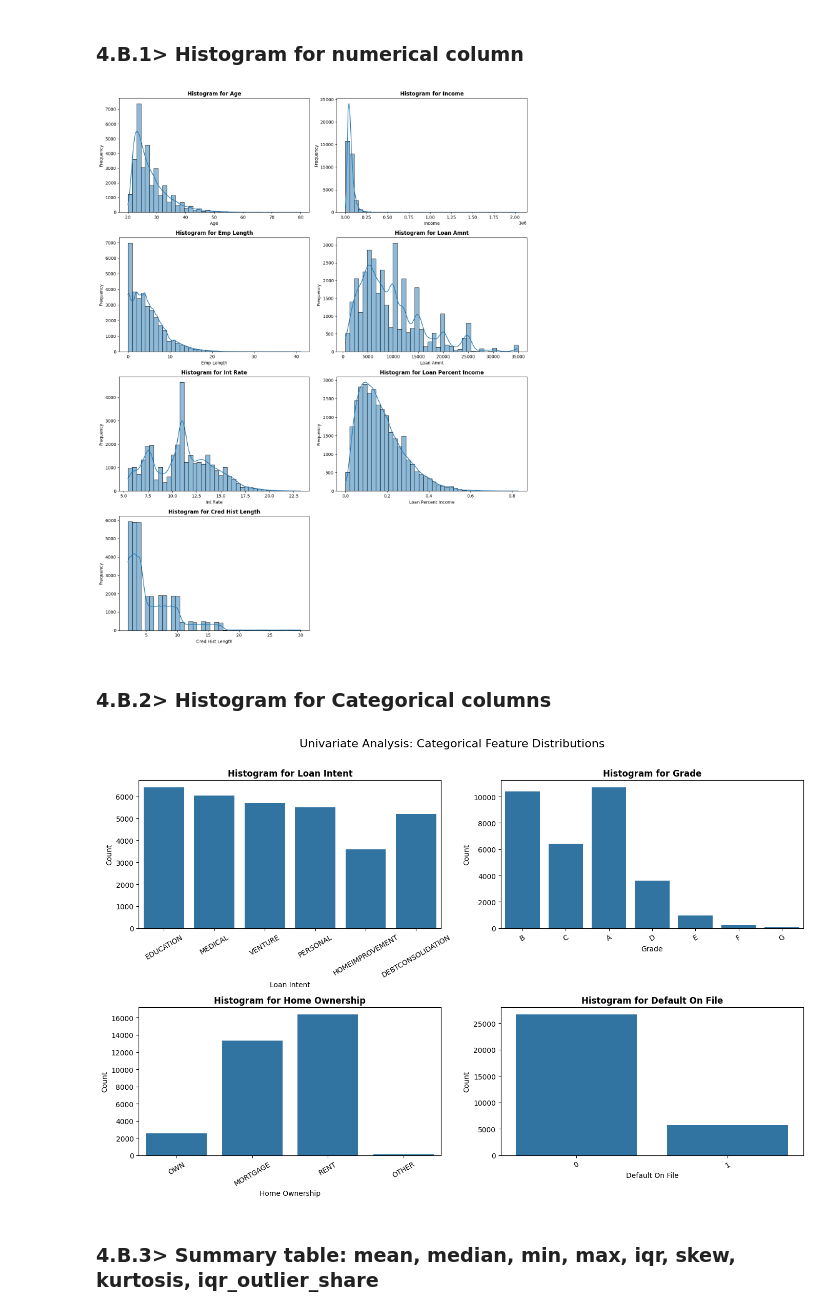
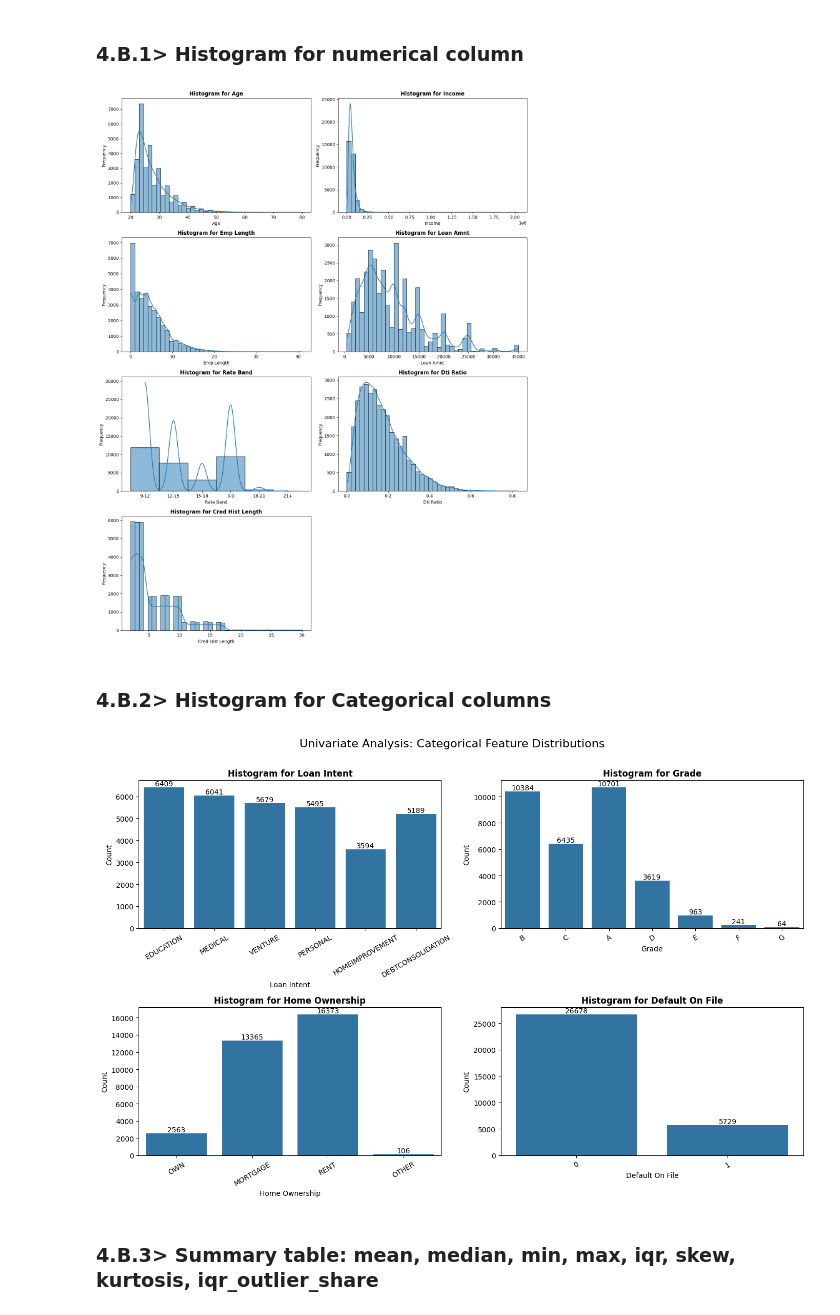
Before and after one commit to rudrascience/Credit_Risk_Analysis_and_Prediction, a Jupyter notebook: Credit_Risk_Analysis_&_Prediction.ipynb, the cells around one changed output. Saved outputs shown, nothing was run; the diff lists cells and outputs as text; code cells hidden in the pictures.

```diff
--- a/Credit_Risk_Analysis_&_Prediction.ipynb
+++ b/Credit_Risk_Analysis_&_Prediction.ipynb
@@ -588,3 +583,21 @@ Senior Career(15-54):       600
 Pre Retirement(55-60):       89
 Retired                      63
 Name: count, dtype: int64
+# %%
+def rate_band(person_int_rate):
+  if person_int_rate < 9:
+    return '0-9'
+  elif person_int_rate >= 9 and person_int_rate < 12:
+    return '9-12'
+  elif person_int_rate >= 12 and person_int_rate < 15:
+    return '12-15'
+  elif person_int_rate >= 15 and person_int_rate < 18:
+    return '15-18'
+  elif person_int_rate >= 18 and person_int_rate < 21:
+    return '18-21'
+  else:
+    return '21+'
+
+print("Observing interest rate group")
+df_clean['rate_band'] = df_clean['int_rate'].apply(rate_band)
+print(df_clean['rate_band'].value_counts())
@@ -593,11 +616,12 @@ Name: count, dtype: int64
 # %%
 print("Countplot for Numerical features")
 plt.figure(figsize=(24,25))
-countplot_features = ['age_group', 'income', 'emp_length', 'loan_amnt', 'int_rate', 'loan_percent_income']
+# Updated 'loan_percent_income' to 'dti_ratio' since it was renamed
+countplot_features = ['age_group', 'income', 'emp_length', 'loan_amnt', 'rate_band', 'dti_ratio']
 for i, column in enumerate(countplot_features):
   plt.subplot(4, 2, i+1)
   sns.countplot(x=df_clean[column])
-  plt.title(column, fontweight= 'bold')
+  plt.title(column, fontweight='bold')
   plt.xlabel('Value')
   plt.ylabel('Frequency')
   plt.tight_layout()
@@ -617,7 +641,7 @@ Countplot for Numerical features
 ### 4.B.1> Histogram for numerical column
 # %%
 # Select numerical columns
-num_cols = ['age', 'income', 'emp_length', 'loan_amnt', 'int_rate', 'loan_percent_income', 'cred_hist_length']
+num_cols = ['age', 'income', 'emp_length', 'loan_amnt', 'rate_band', 'dti_ratio', 'cred_hist_length']
 
 # Subplot layout
 fig, axes = plt.subplots(4, 2, figsize=(14, 18))
@@ -638,34 +662,40 @@ for i in range(len(num_cols), len(axes)):
 plt.tight_layout()
 plt.show()
 # %% [output]
-[figure, old version]
+[figure, new version]
 # %% [markdown]
 ### 4.B.2> Histogram for Categorical columns
 # %%
 # Identify Categorical column
 cat_cols = ['loan_intent', 'grade', 'home_ownership', 'default_on_file']
 
 # Set subplot layout
 fig, axes = plt.subplots(2, 2, figsize=(14, 9))
-axes = axes.flatten()
+ax = axes.flatten()
 
 # Flatten axes for easy iteration
-axes = np.array(axes).flatten()
+ax = np.array(axes).flatten()
 
 # Plot each categorical columns
 for i, col in enumerate(cat_cols):
-    sns.countplot(data=df_clean, x=col, ax=axes[i])
-    axes[i].set_title(f'Histogram for {col.replace("_", " ").title()}', fontweight='bold')
-    axes[i].set_xlabel(col.replace("_", " ").title())
-    axes[i].set_ylabel('Count')
-    axes[i].tick_params(axis='x', rotation=30)
+    sns.countplot(data=df_clean, x=col, ax=ax[i])
+    ax[i].set_title(f'Histogram for {col.replace("_", " ").title()}', fontweight='bold')
+    ax[i].set_xlabel(col.replace("_", " ").title())
+    ax[i].set_ylabel('Count')
+    ax[i].tick_params(axis='x', rotation=30)
+
+# add labels to each bar in the plot
+for i, col in enumerate(cat_cols):
+    for p in ax[i].patches:
+        ax[i].annotate(f'{p.get_height():.0f}', (p.get_x() + p.get_width() / 2., p.get_height()),
+                       ha='center', va='center', xytext=(0, 5), textcoords='offset points')
 
 plt.suptitle("Univariate Analysis: Categorical Feature Distributions",fontsize=16,y=1.01)
 
 plt.tight_layout()
 plt.show()
 # %% [output]
-[figure, old version]
+[figure, new version]
 # %% [markdown]
 ### 4.B.3> Summary table: mean, median, min, max, iqr, skew, kurtosis, iqr_outlier_share
 # %%
```
Also changed, not shown: parts of 31 cells of this notebook.
